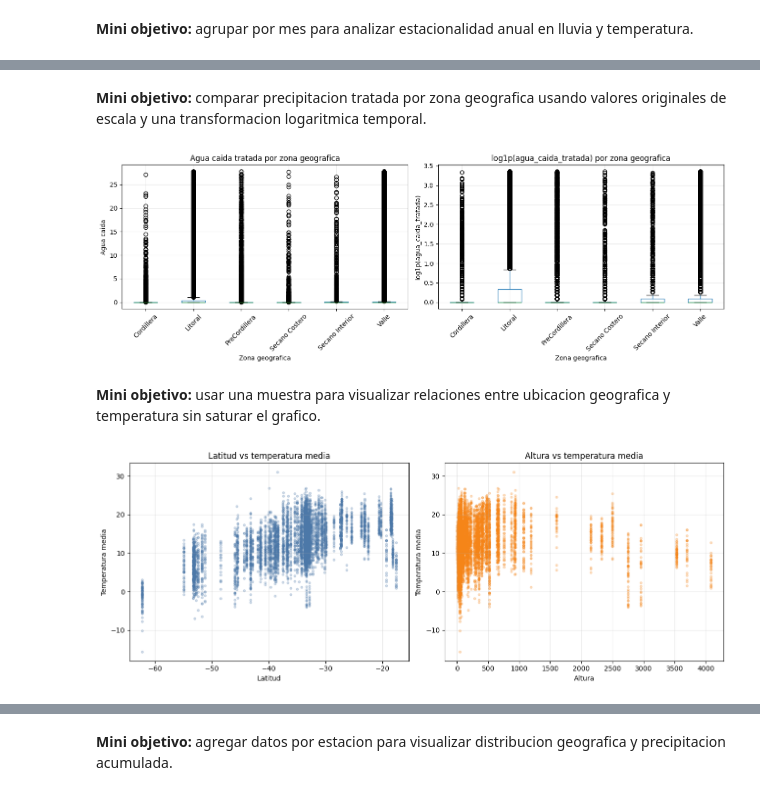
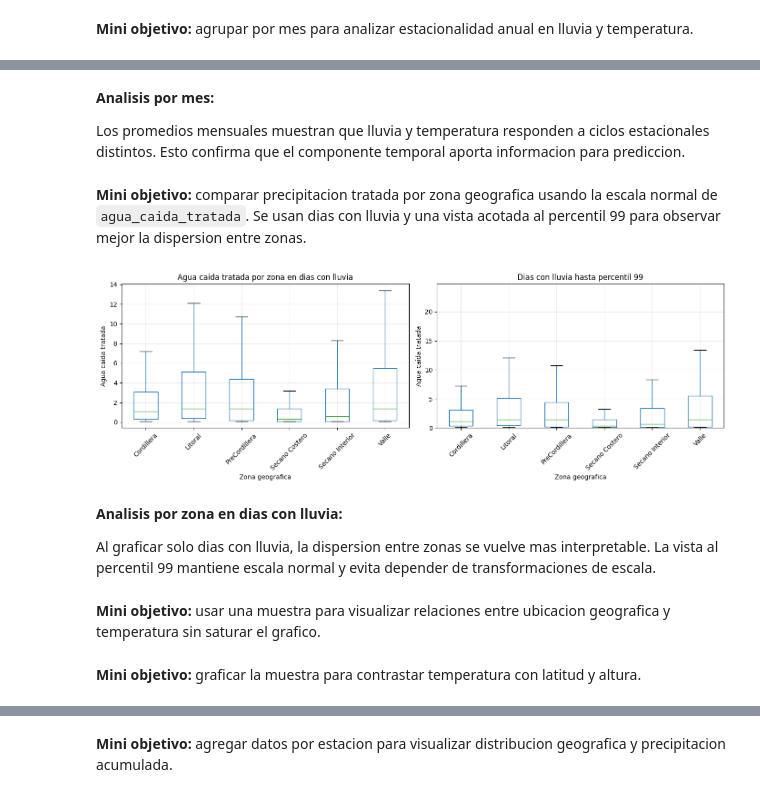
Before and after one commit to 4mnesia/DataMining, a Jupyter notebook: EV2_BIY7121_005D.ipynb, the cells around one changed output, grey strips where cells are left out. Saved outputs shown, nothing was run; the diff lists cells and outputs as text; code cells hidden in the pictures.

```diff
--- a/EV2_BIY7121_005D.ipynb
+++ b/EV2_BIY7121_005D.ipynb
@@ -805,24 +944,2 @@ display(resumen_banderas_outliers)
 # %% [markdown]
 **Mini objetivo:** tratar los extremos altos de lluvia creando `agua_caida_tratada`, sin sobrescribir la precipitacion original.
-# %%
-# Se usa percentil 99 para tratar solo extremos altos de lluvia.
-# La mediana general de lluvia es 0 por la gran cantidad de dias sin lluvia;
-# por eso se usa la mediana de dias con lluvia no extrema.
-umbral_extremo_lluvia = df_eda['agua_caida'].quantile(0.99)
-mediana_lluvia_no_extrema = df_eda.loc[
-    (df_eda['agua_caida'] > 0) & (df_eda['agua_caida'] <= umbral_extremo_lluvia),
-    'agua_caida'
-].median()
-
-df_eda['outlier_extremo_agua_caida'] = df_eda['agua_caida'] > umbral_extremo_lluvia
-df_eda['agua_caida_tratada'] = df_eda['agua_caida'].copy()
-df_eda.loc[df_eda['outlier_extremo_agua_caida'], 'agua_caida_tratada'] = mediana_lluvia_no_extrema
-
-resumen_tratamiento_lluvia = pd.DataFrame([
-    {'indicador': 'umbral_extremo_lluvia_p99', 'valor': umbral_extremo_lluvia},
-    {'indicador': 'mediana_reemplazo_lluvia', 'valor': mediana_lluvia_no_extrema},
-    {'indicador': 'registros_reemplazados', 'valor': int(df_eda['outlier_extremo_agua_caida'].sum())},
-    {'indicador': 'porcentaje_reemplazado', 'valor': round(df_eda['outlier_extremo_agua_caida'].mean() * 100, 3)},
-])
-
-display(resumen_tratamiento_lluvia)
@@ -1170,49 +1372,34 @@ plt.show()
+# %% [markdown]
+**Analisis por mes:**
+
+Los promedios mensuales muestran que lluvia y temperatura responden a ciclos estacionales distintos. Esto confirma que el componente temporal aporta informacion para prediccion.
 # %% [markdown]
-**Mini objetivo:** comparar precipitacion tratada por zona geografica usando valores originales de escala y una transformacion logaritmica temporal.
+**Mini objetivo:** comparar precipitacion tratada por zona geografica usando la escala normal de `agua_caida_tratada`. Se usan dias con lluvia y una vista acotada al percentil 99 para observar mejor la dispersion entre zonas.
 # %%
-agua_caida_log_zona = pd.DataFrame({
-    'zona_geografica': df_eda['zona_geografica'],
-    'agua_caida_log': np.log1p(df_eda['agua_caida_tratada'])
-})
+df_zona_lluvia = df_eda[df_eda['agua_caida_tratada'] > 0]
+limite_visual_zona = df_zona_lluvia['agua_caida_tratada'].quantile(0.99)
 
 fig, axes = plt.subplots(1, 2, figsize=(14, 5))
 
-df_eda.boxplot(column='agua_caida_tratada', by='zona_geografica', ax=axes[0], rot=45)
-axes[0].set_title('Agua caida tratada por zona geografica')
+df_zona_lluvia.boxplot(column='agua_caida_tratada', by='zona_geografica', ax=axes[0], rot=45, showfliers=False)
+axes[0].set_title('Agua caida tratada por zona en dias con lluvia')
 axes[0].set_xlabel('Zona geografica')
-axes[0].set_ylabel('Agua caida')
+axes[0].set_ylabel('Agua caida tratada')
 
-agua_caida_log_zona.boxplot(column='agua_caida_log', by='zona_geografica', ax=axes[1], rot=45)
-axes[1].set_title('log1p(agua_caida_tratada) por zona geografica')
+df_zona_lluvia.boxplot(column='agua_caida_tratada', by='zona_geografica', ax=axes[1], rot=45, showfliers=False)
+axes[1].set_title('Dias con lluvia hasta percentil 99')
 axes[1].set_xlabel('Zona geografica')
-axes[1].set_ylabel('log1p(agua_caida_tratada)')
+axes[1].set_ylabel('Agua caida tratada')
+axes[1].set_ylim(0, limite_visual_zona)
 
 plt.suptitle('')
 plt.tight_layout()
 plt.show()
 # %% [output]
-[figure, old version]
+[figure, new version]
+# %% [markdown]
+**Analisis por zona en dias con lluvia:**
+
+Al graficar solo dias con lluvia, la dispersion entre zonas se vuelve mas interpretable. La vista al percentil 99 mantiene escala normal y evita depender de transformaciones de escala.
 # %% [markdown]
 **Mini objetivo:** usar una muestra para visualizar relaciones entre ubicacion geografica y temperatura sin saturar el grafico.
-# %%
-fig, axes = plt.subplots(1, 2, figsize=(13, 5))
-
-muestra_scatter = df_eda[['latitud', 'altura', 'temp_media', 'agua_caida_tratada']].dropna().sample(
-    n=min(6000, df_eda[['latitud', 'altura', 'temp_media', 'agua_caida_tratada']].dropna().shape[0]),
-    random_state=42
-)
-
-axes[0].scatter(muestra_scatter['latitud'], muestra_scatter['temp_media'], alpha=0.25, s=10, color='#4c78a8')
-axes[0].set_title('Latitud vs temperatura media')
-axes[0].set_xlabel('Latitud')
-axes[0].set_ylabel('Temperatura media')
-
-axes[1].scatter(muestra_scatter['altura'], muestra_scatter['temp_media'], alpha=0.25, s=10, color='#f58518')
-axes[1].set_title('Altura vs temperatura media')
-axes[1].set_xlabel('Altura')
-axes[1].set_ylabel('Temperatura media')
-
-plt.tight_layout()
-plt.show()
-# %% [output]
-[figure, removed]
@@ -1218,0 +1412,2 @@ plt.show()
+# %% [markdown]
+**Mini objetivo:** graficar la muestra para contrastar temperatura con latitud y altura.
```
Also changed, not shown: parts of 195 cells of this notebook, 2 other files.
